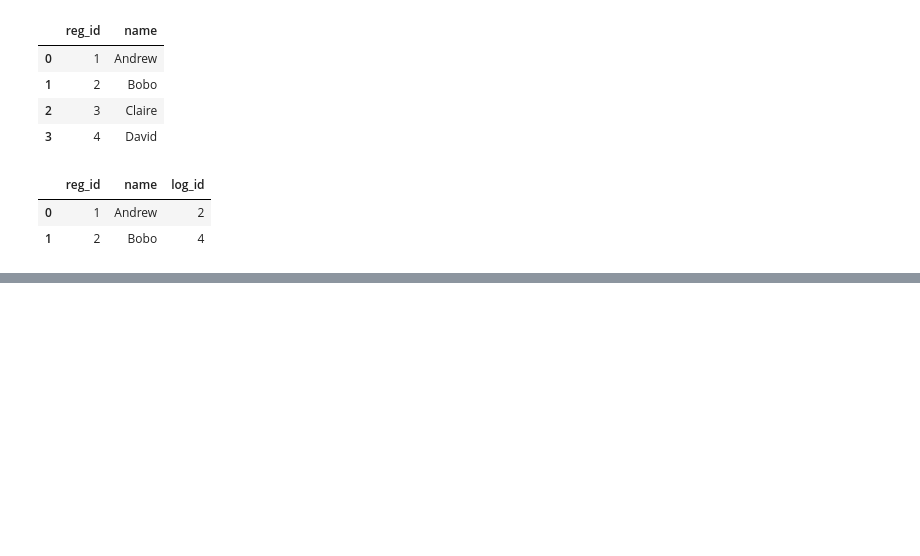
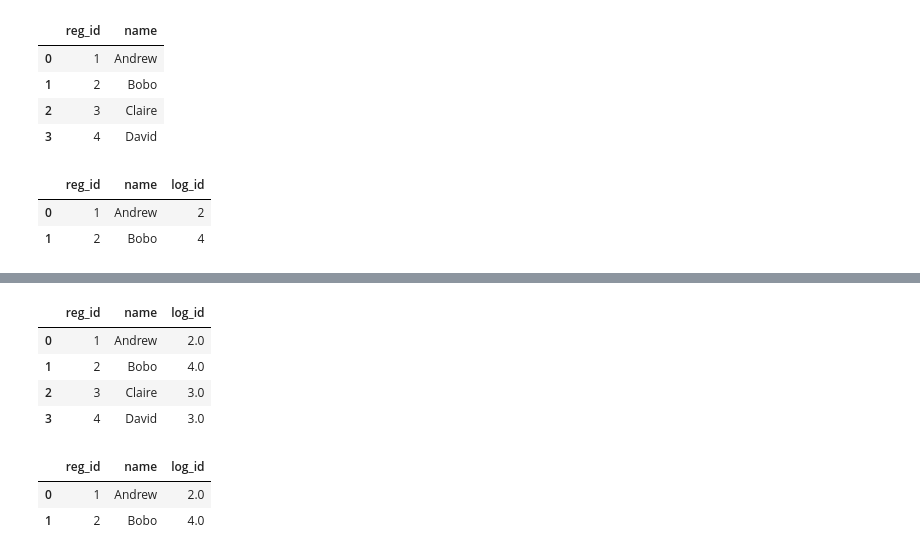
Before and after one commit to JovanTTT/MachineLearning-Course, a Jupyter notebook: Pandas.ipynb, the cells around one changed output, grey strips where cells are left out. Drawn from its saved outputs; the diff is of its cells as text; code cells hidden in the pictures; blank space fills up the shorter version.

```diff
--- a/Pandas.ipynb
+++ b/Pandas.ipynb
@@ -1703,0 +1730,14 @@ pd.merge(registrations, logins, how = 'inner', on = 'name')
+# %%
+test.fillna(test['log_id'].mean())
+# %% [output]
+|  | reg_id | name | log_id |
+| 0 | 1 | Andrew | 2.0 |
+| 1 | 2 | Bobo | 4.0 |
+| 2 | 3 | Claire | 3.0 |
+| 3 | 4 | David | 3.0 |
+# %%
+test.dropna()
+# %% [output]
+|  | reg_id | name | log_id |
+| 0 | 1 | Andrew | 2.0 |
+| 1 | 2 | Bobo | 4.0 |
```
Also changed, not shown: parts of 8 cells of this notebook.
